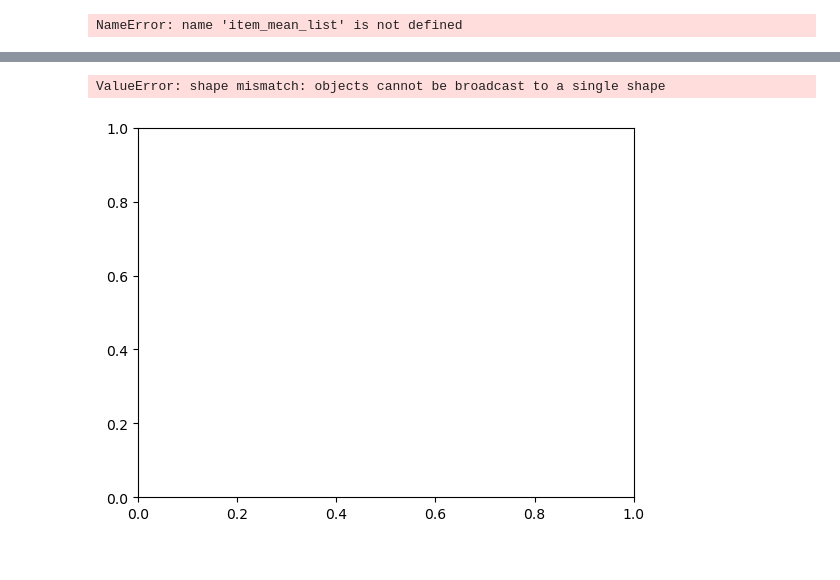
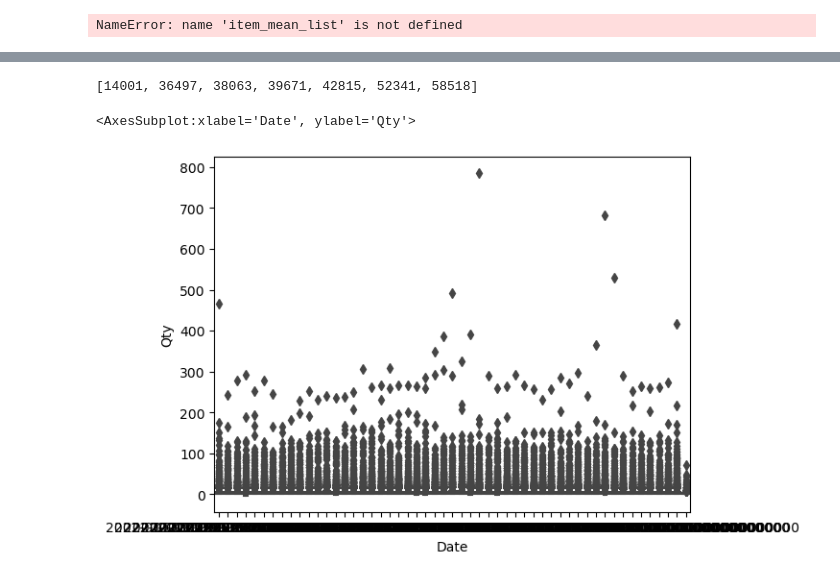
Before and after one commit to jcode999/Demand-Forecaster, a Jupyter notebook: Demand_Sale_Forecast.ipynb, the cells around one changed output, grey strips where cells are left out. Saved outputs shown, nothing was run; the diff lists cells and outputs as text; code cells hidden in the pictures.

Commit message:
initial tests, training individual departents separately

```diff
--- a/Demand_Sale_Forecast.ipynb
+++ b/Demand_Sale_Forecast.ipynb
@@ -206,24 +219,28 @@ df['Date'] = pd.to_datetime(df['Date'])
 # df['Week Number'] = df['Date'].dt.week
 
 #Find total number of sale quantity of each item per week, mean of Cost and Retail
-grp = df.groupby([pd.Grouper(key="Date", freq="7D",origin='2022-01-01'),'Scan Code','Description','Department']).agg({'Qty':'sum','POS Cost':'mean','POS Retail':'mean','Discount':'sum'})
+grp = df.groupby([pd.Grouper(key="Date", freq="7D",origin='2022-01-01'),'Scan Code','Description','Department']).agg({'Qty':'sum','POS Cost':'mean','POS Retail':'mean','Discounts':'sum'})
 week_grp_lbl = grp.reset_index()
+
 week_grp_lbl['Temperature'] = ''
+week_grp_lbl['Avg Gas Price'] = ''
+week_grp_lbl['Date'] = pd.to_datetime(week_grp_lbl['Date'])
+week_grp_lbl['Week Number'] =  week_grp_lbl['Date'].dt.isocalendar().week
+
+
 weekly_avg_temp = collect_weekly_weather_data()
 weeks = list(weekly_avg_temp['date'])
 temps = list(weekly_avg_temp['tavg'])
+
+weekly_gas_avg = collect_weekly_gas_avg()
+avg_price = list(weekly_gas_avg['Retail'])
+
 week_counter = 0
 for i in range(0,len(weeks)):
     dates = week_grp_lbl[week_grp_lbl['Date'] == weeks[i]].index
     week_grp_lbl.loc[dates, 'Temperature'] = temps[i]
+    week_grp_lbl.loc[dates, 'Avg Gas Price'] = avg_price[i]
 
-# for i in range(0,len(week_grp_lbl)):
-#     if week_grp_lbl['Date'][i] == weeks[week_counter]:
-#         week_grp_lbl['Temperature'][i] = temps[week_counter]
-#     else:
-#         week_counter =+ 1
-#         if week_counter <= len(weeks):
-#             week_grp_lbl['Temperature'][i] = temps[week_counter]
 
 week_grp_lbl.to_csv('data/csv/computed/demand_forecast_weekly.csv',index=False,index_label=False)
 week_grp_lbl
@@ -285,0 +305,4 @@ Freq: D, Name: tavg, Length: 365, dtype: float64
+# %%
+week_grp_lbl['Int Dept'] = pd.factorize(week_grp_lbl['Department'])[0]
+week_grp_lbl.drop(columns=['Department','Description'],inplace=True)
+week_grp_lbl
@@ -286,5 +323,15 @@ Freq: D, Name: tavg, Length: 365, dtype: float64
+# %%
+invalid_scan_codes = week_grp_lbl['Scan Code'].str.match("^[0-9]*$")
+invalid_indices = [i for i, x in enumerate(invalid_scan_codes) if x==False]
+print(invalid_indices)
+week_grp_lbl.drop(invalid_indices,axis=0,inplace=True)
+# %% [output]
+[14001, 36497, 38063, 39671, 42815, 52341, 58518]
+# %%
+sns.boxplot(data=week_grp_lbl,x='Date',y='Qty')
+# %% [output]
+<AxesSubplot:xlabel='Date', ylabel='Qty'>
+[figure, added]
 # %%
-test()
+from sklearn import svm
+svm_clf = svm.SVC()
-# %% [output]
-ValueError: shape mismatch: objects cannot be broadcast to a single shape
-[figure, removed]
```
Also changed, not shown: parts of 22 cells of this notebook, 10 other files.
